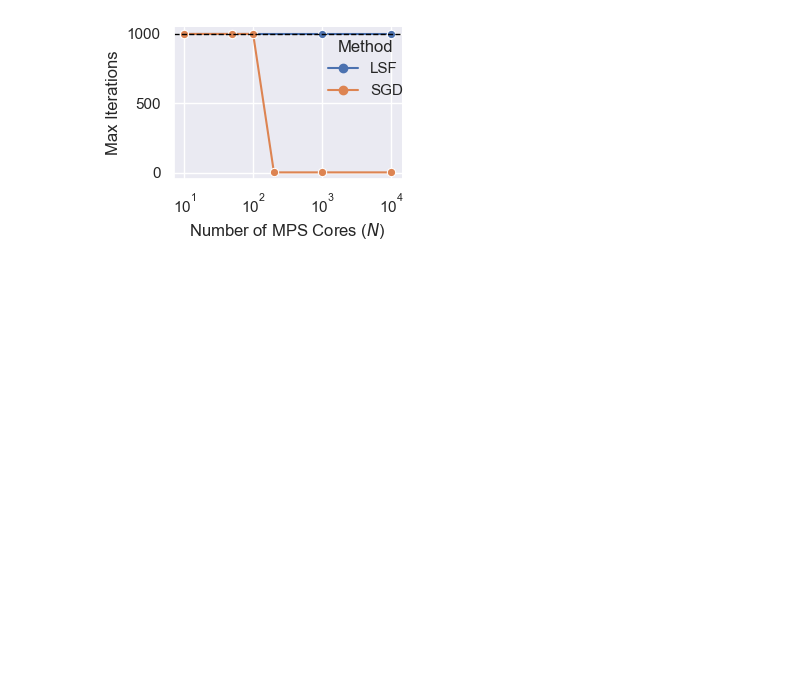
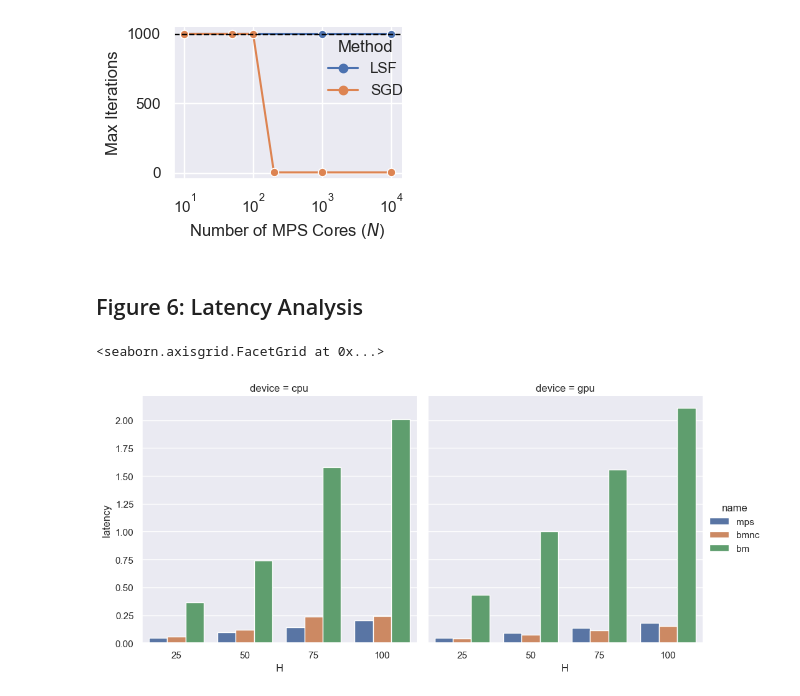
Before and after one commit to marawangamal/ptn, a Jupyter notebook: scripts/resultsv2.ipynb, the cells around one changed output. Saved outputs shown, nothing was run; the diff lists cells and outputs as text; code cells hidden in the pictures; blank space fills up the shorter version.

Commit message:
Update results

```diff
--- a/scripts/resultsv2.ipynb
+++ b/scripts/resultsv2.ipynb
@@ -195,3 +195,38 @@ plt.tight_layout()
 plt.show()
 # %% [output]
 [figure]
+# %% [markdown]
+## Figure 6: Latency Analysis
+# %%
+# =====================================================================
+# The `model` arg specifies the model/optimizer combination as follows:
+#   - mps:      MPS$_\sigma$ with LSF optimizer
+#   - bmnc:     MPS$_{BM}$ with LSF optimizer
+#   - bm:       BM with DRMG optimizer
+# =====================================================================
+
+# Latency results:
+# >> python scripts/profile_latency.py --horizons 25 50 75 100 --d_output 8 --models mps bm bmnc --device cpu --out results/latency_sweep_cpu.csv
+# >> python scripts/profile_latency.py --horizons 25 50 75 100 --d_output 8 --models mps bm bmnc --device gpu --out results/latency_sweep_gpu.csv
+
+# Memory results:
+# >> python scripts/profile_memory.py --d_outputs 64 128 256 512 1024 --models mps bm bmnc
+
+df_cpu = pd.read_csv("../results/latency_sweep_cpu.csv")
+df_gpu = pd.read_csv("../results/latency_sweep_gpu.csv")
+df_cpu['device'] = 'cpu'
+df_gpu['device'] = 'gpu'
+df = pd.concat([df_cpu, df_gpu])
+
+sns.set_theme()
+sns.catplot(
+    data=df,
+    x="H",
+    y="latency",
+    hue="name",
+    col="device",
+    kind="bar"
+)
+# %% [output]
+<seaborn.axisgrid.FacetGrid at 0x...>
+[figure, added]
```
Also changed, not shown: parts of 5 cells of this notebook, 3 other files.
